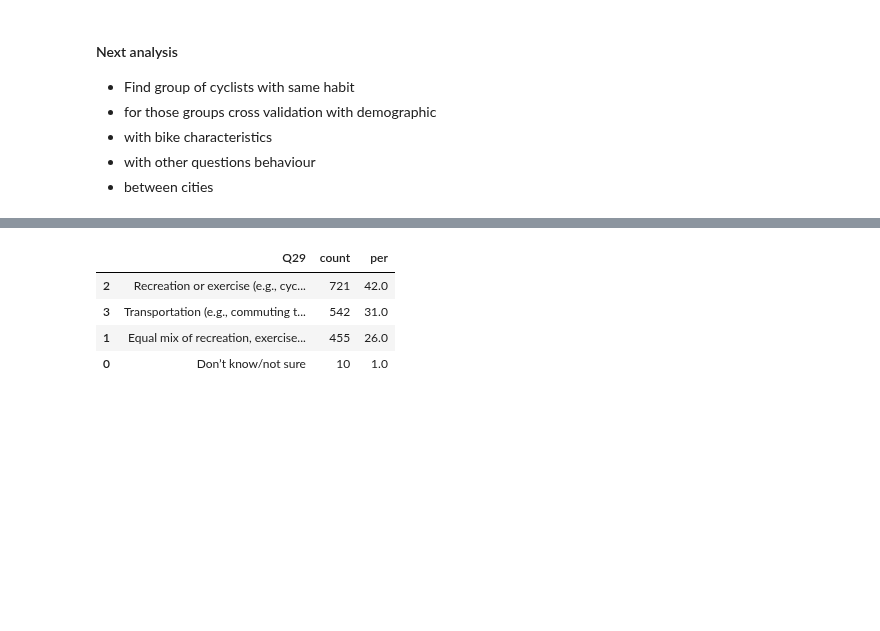
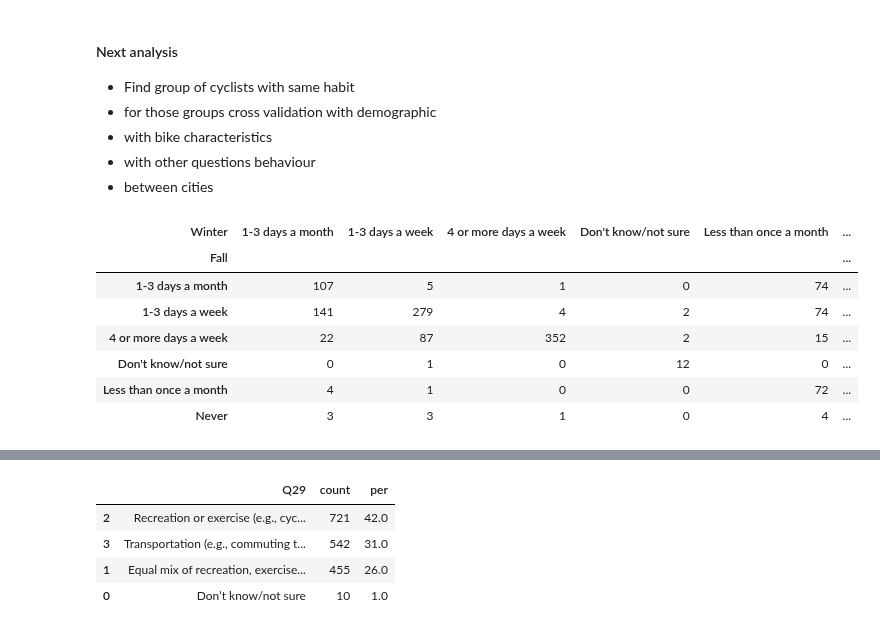
Before and after one commit to achic19/Biketheft, a Jupyter notebook: python/notebooks/paper_2_notebook/general analysis.ipynb, the cells around one changed output, grey strips where cells are left out. Drawn from its saved outputs; the diff is of its cells as text; code cells hidden in the pictures; blank space fills up the shorter version.

```diff
--- a/python/notebooks/paper_2_notebook/general analysis.ipynb
+++ b/python/notebooks/paper_2_notebook/general analysis.ipynb
@@ -300,3 +327,14 @@ display(Markdown(text))
 Q28 - Over the past year, how often did you cycle
 <h4>Results</h4><ul><li>The seasons have huge effect on the cycling habit.</li></ul>
 <h4>Next analysis</h4><ul> <li>Find group of cyclists with same habit</li> <li>for those groups cross validation with demographic</li><li>with bike characteristics </li><li> with other questions behaviour</li> <li>between cities</li></ul>
+# %%
+pd.crosstab(index =data_general['Fall'],columns=data_general['Winter'])
+# %% [output]
+| Winter | 1-3 days a month | 1-3 days a week | 4 or more days a week | Don't know/not sure | Less than once a month | ... |
+| Fall |  |  |  |  |  | ... |
+| 1-3 days a month | 107 | 5 | 1 | 0 | 74 | ... |
+| 1-3 days a week | 141 | 279 | 4 | 2 | 74 | ... |
+| 4 or more days a week | 22 | 87 | 352 | 2 | 15 | ... |
+| Don't know/not sure | 0 | 1 | 0 | 12 | 0 | ... |
+| Less than once a month | 4 | 1 | 0 | 0 | 72 | ... |
+| Never | 3 | 3 | 1 | 0 | 4 | ... |
```
Also changed, not shown: parts of 13 cells of this notebook.
